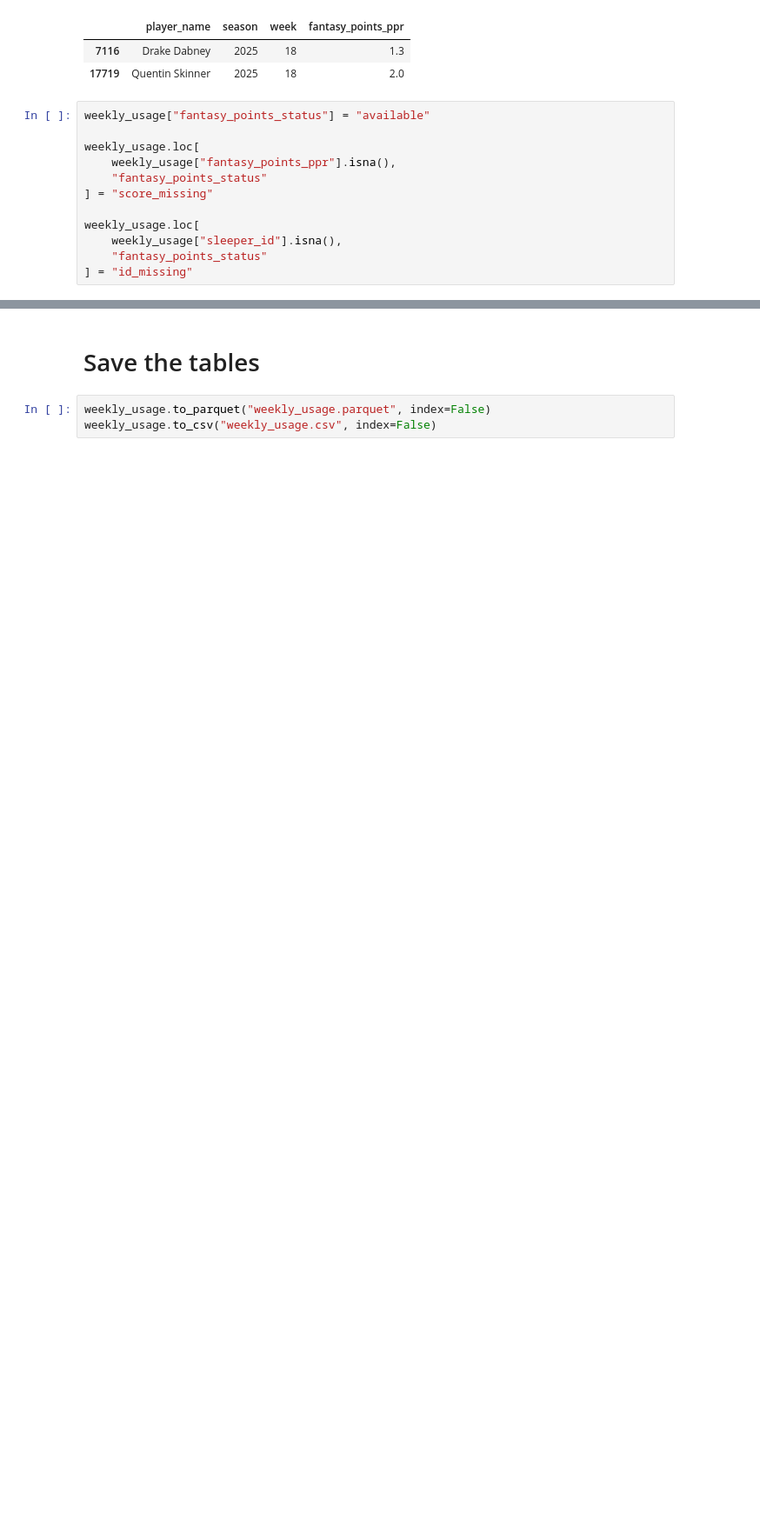
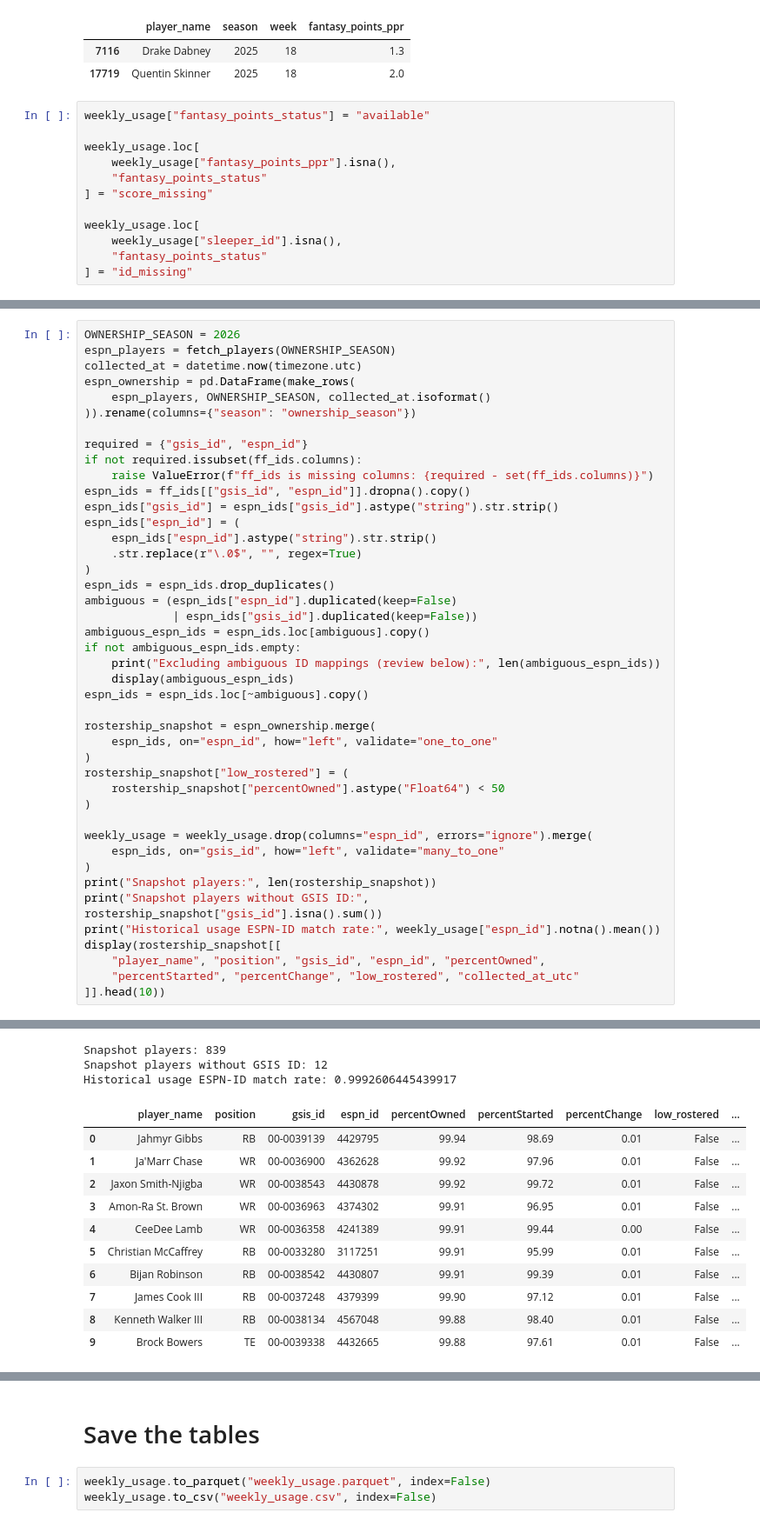
Before and after one commit to KylanHuynh7/RosterWatch, a Jupyter notebook: notebooks/weekly_usage.ipynb, the cells around one changed output, grey strips where cells are left out. Shown at 87% size. Cells and saved outputs as stored; diff of their text form; blank space fills up the shorter version.

Commit message:
ESPN API for OWNERSHIP_SEASON = 2026

```diff
--- a/notebooks/weekly_usage.ipynb
+++ b/notebooks/weekly_usage.ipynb
@@ -444,0 +519,44 @@ weekly_usage.loc[
+# %%
+OWNERSHIP_SEASON = 2026
+espn_players = fetch_players(OWNERSHIP_SEASON)
+collected_at = datetime.now(timezone.utc)
+espn_ownership = pd.DataFrame(make_rows(
+    espn_players, OWNERSHIP_SEASON, collected_at.isoformat()
+)).rename(columns={"season": "ownership_season"})
+
+required = {"gsis_id", "espn_id"}
+if not required.issubset(ff_ids.columns):
+    raise ValueError(f"ff_ids is missing columns: {required - set(ff_ids.columns)}")
+espn_ids = ff_ids[["gsis_id", "espn_id"]].dropna().copy()
+espn_ids["gsis_id"] = espn_ids["gsis_id"].astype("string").str.strip()
+espn_ids["espn_id"] = (
+    espn_ids["espn_id"].astype("string").str.strip()
+    .str.replace(r"\.0$", "", regex=True)
+)
+espn_ids = espn_ids.drop_duplicates()
+ambiguous = (espn_ids["espn_id"].duplicated(keep=False)
+             | espn_ids["gsis_id"].duplicated(keep=False))
+ambiguous_espn_ids = espn_ids.loc[ambiguous].copy()
+if not ambiguous_espn_ids.empty:
+    print("Excluding ambiguous ID mappings (review below):", len(ambiguous_espn_ids))
+    display(ambiguous_espn_ids)
+espn_ids = espn_ids.loc[~ambiguous].copy()
+
+rostership_snapshot = espn_ownership.merge(
+    espn_ids, on="espn_id", how="left", validate="one_to_one"
+)
+rostership_snapshot["low_rostered"] = (
+    rostership_snapshot["percentOwned"].astype("Float64") < 50
+)
+
+weekly_usage = weekly_usage.drop(columns="espn_id", errors="ignore").merge(
+    espn_ids, on="gsis_id", how="left", validate="many_to_one"
+)
+print("Snapshot players:", len(rostership_snapshot))
+print("Snapshot players without GSIS ID:", rostership_snapshot["gsis_id"].isna().sum())
+print("Historical usage ESPN-ID match rate:", weekly_usage["espn_id"].notna().mean())
+display(rostership_snapshot[[
+    "player_name", "position", "gsis_id", "espn_id", "percentOwned",
+    "percentStarted", "percentChange", "low_rostered", "collected_at_utc"
+]].head(10))
+# %% [output]
@@ -444,0 +573,14 @@ weekly_usage.loc[
+Snapshot players: 839
+Snapshot players without GSIS ID: 12
+Historical usage ESPN-ID match rate: 0.9992606445439917
+|  | player_name | position | gsis_id | espn_id | percentOwned | percentStarted | percentChange | low_rostered | ... |
+| 0 | Jahmyr Gibbs | RB | 00-0039139 | 4429795 | 99.94 | 98.69 | 0.01 | False | ... |
+| 1 | Ja'Marr Chase | WR | 00-0036900 | 4362628 | 99.92 | 97.96 | 0.01 | False | ... |
+| 2 | Jaxon Smith-Njigba | WR | 00-0038543 | 4430878 | 99.92 | 99.72 | 0.01 | False | ... |
+| 3 | Amon-Ra St. Brown | WR | 00-0036963 | 4374302 | 99.91 | 96.95 | 0.01 | False | ... |
+| 4 | CeeDee Lamb | WR | 00-0036358 | 4241389 | 99.91 | 99.44 | 0.00 | False | ... |
+| 5 | Christian McCaffrey | RB | 00-0033280 | 3117251 | 99.91 | 95.99 | 0.01 | False | ... |
+| 6 | Bijan Robinson | RB | 00-0038542 | 4430807 | 99.91 | 99.39 | 0.01 | False | ... |
+| 7 | James Cook III | RB | 00-0037248 | 4379399 | 99.90 | 97.12 | 0.01 | False | ... |
+| 8 | Kenneth Walker III | RB | 00-0038134 | 4567048 | 99.88 | 98.40 | 0.01 | False | ... |
+| 9 | Brock Bowers | TE | 00-0039338 | 4432665 | 99.88 | 97.61 | 0.01 | False | ... |
```
Also changed, not shown: parts of 4 cells of this notebook, 1 other file.
